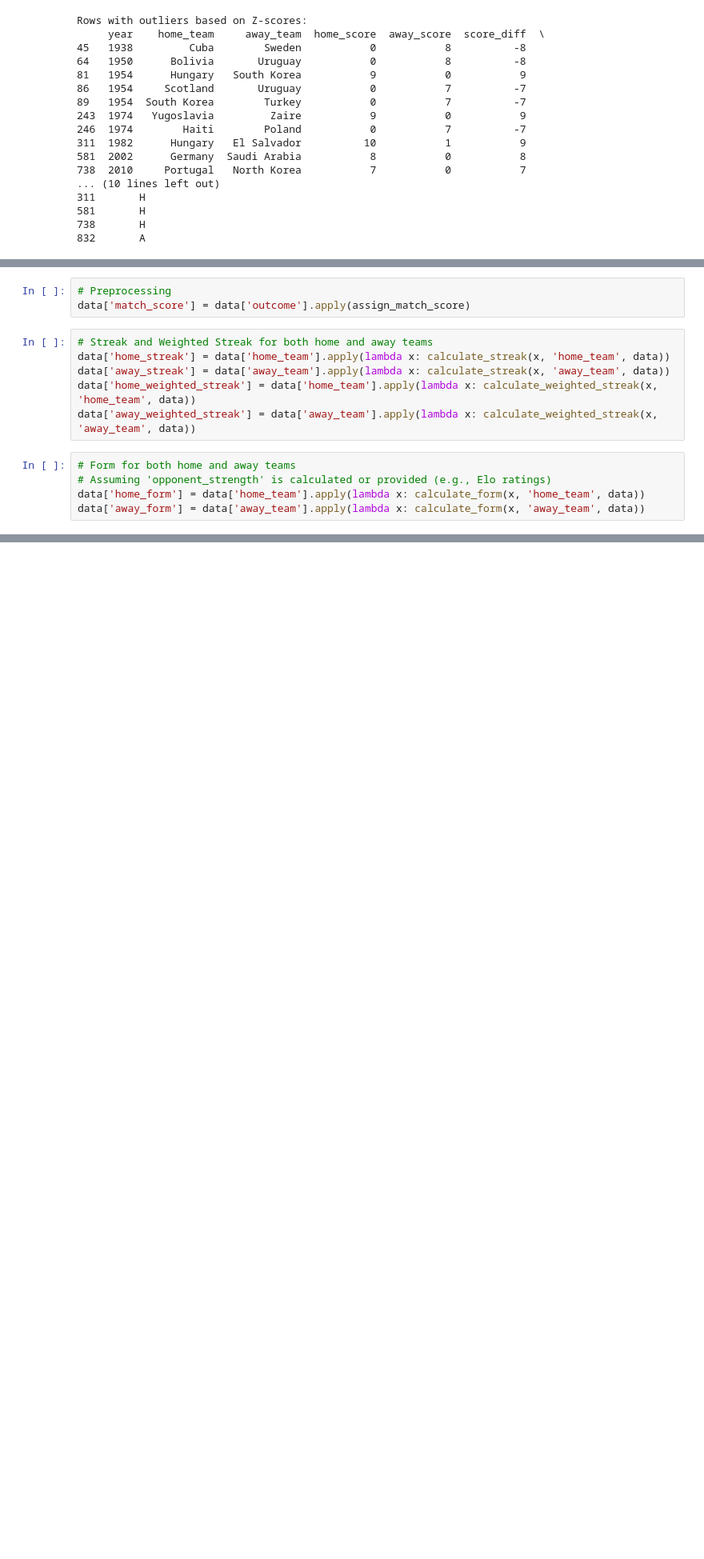
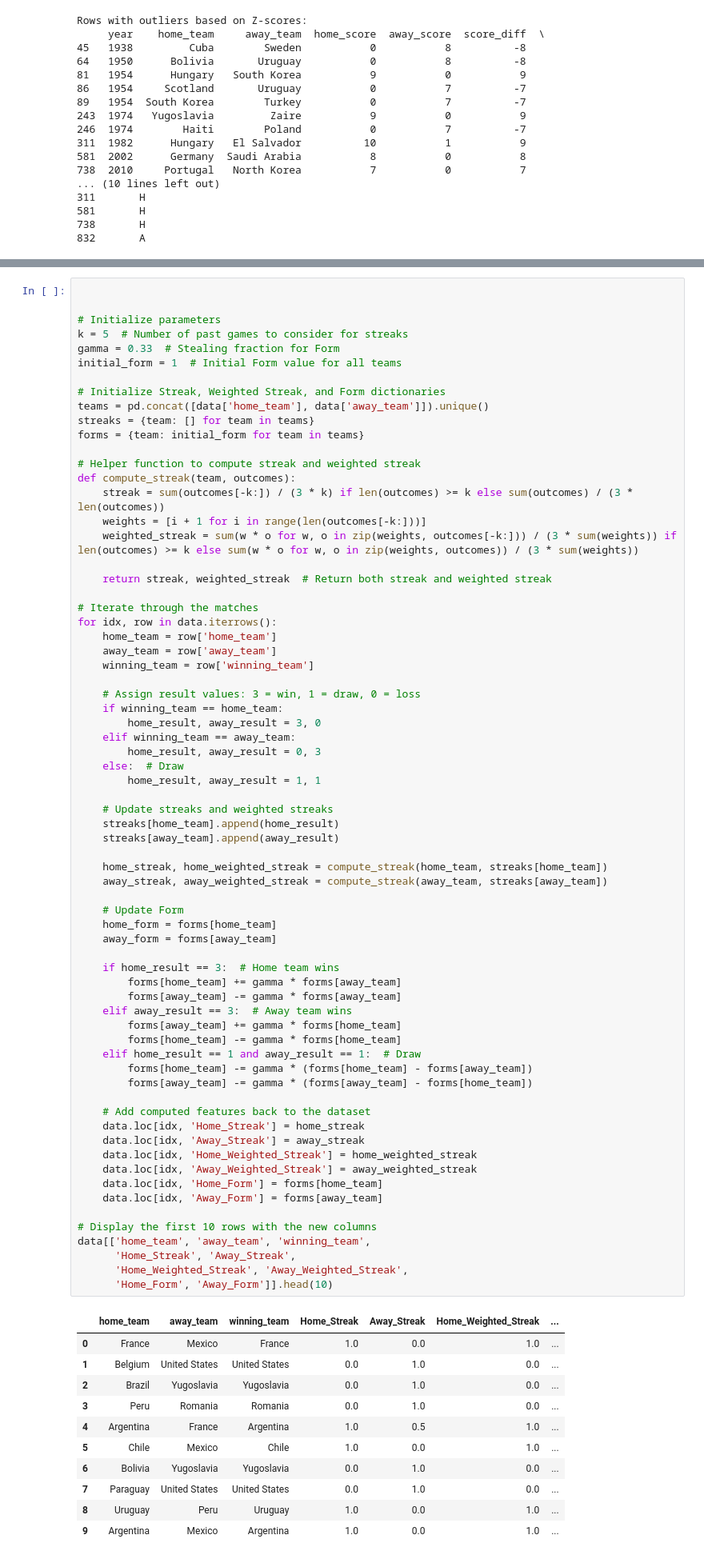
Before and after one commit to munirgulam/ml-project, a Jupyter notebook: ml-project.ipynb, the cells around one changed output, grey strips where cells are left out. Shown: that part at 80% size. Drawn from its saved outputs; the diff is of its cells as text; blank space fills up the shorter version.

Commit message:
added streaks, and forms

```diff
--- a/ml-project.ipynb
+++ b/ml-project.ipynb
@@ -365,14 +302,0 @@ def calculate_form(team, team_type, df):
-# %%
-# Preprocessing
-data['match_score'] = data['outcome'].apply(assign_match_score)
-# %%
-# Streak and Weighted Streak for both home and away teams
-data['home_streak'] = data['home_team'].apply(lambda x: calculate_streak(x, 'home_team', data))
-data['away_streak'] = data['away_team'].apply(lambda x: calculate_streak(x, 'away_team', data))
-data['home_weighted_streak'] = data['home_team'].apply(lambda x: calculate_weighted_streak(x, 'home_team', data))
-data['away_weighted_streak'] = data['away_team'].apply(lambda x: calculate_weighted_streak(x, 'away_team', data))
-# %%
-# Form for both home and away teams
-# Assuming 'opponent_strength' is calculated or provided (e.g., Elo ratings)
-data['home_form'] = data['home_team'].apply(lambda x: calculate_form(x, 'home_team', data))
-data['away_form'] = data['away_team'].apply(lambda x: calculate_form(x, 'away_team', data))
@@ -405,0 +303,81 @@ data.to_csv('C:/Users/mune1/OneDrive/Desktop/updated_wcmatches_with_features.csv
+# %%
+
+
+# Initialize parameters
+k = 5  # Number of past games to consider for streaks
+gamma = 0.33  # Stealing fraction for Form
+initial_form = 1  # Initial Form value for all teams
+
+# Initialize Streak, Weighted Streak, and Form dictionaries
+teams = pd.concat([data['home_team'], data['away_team']]).unique()
+streaks = {team: [] for team in teams}
+forms = {team: initial_form for team in teams}
+
+# Helper function to compute streak and weighted streak
+def compute_streak(team, outcomes):
+    streak = sum(outcomes[-k:]) / (3 * k) if len(outcomes) >= k else sum(outcomes) / (3 * len(outcomes))
+    weights = [i + 1 for i in range(len(outcomes[-k:]))]
+    weighted_streak = sum(w * o for w, o in zip(weights, outcomes[-k:])) / (3 * sum(weights)) if len(outcomes) >= k else sum(w * o for w, o in zip(weights, outcomes)) / (3 * sum(weights))
+
+    return streak, weighted_streak  # Return both streak and weighted streak
+
+# Iterate through the matches
+for idx, row in data.iterrows():
+    home_team = row['home_team']
+    away_team = row['away_team']
+    winning_team = row['winning_team']
+
+    # Assign result values: 3 = win, 1 = draw, 0 = loss
+    if winning_team == home_team:
+        home_result, away_result = 3, 0
+    elif winning_team == away_team:
+        home_result, away_result = 0, 3
+    else:  # Draw
+        home_result, away_result = 1, 1
+
+    # Update streaks and weighted streaks
+    streaks[home_team].append(home_result)
+    streaks[away_team].append(away_result)
+
+    home_streak, home_weighted_streak = compute_streak(home_team, streaks[home_team])
+    away_streak, away_weighted_streak = compute_streak(away_team, streaks[away_team])
+
+    # Update Form
+    home_form = forms[home_team]
+    away_form = forms[away_team]
+
+    if home_result == 3:  # Home team wins
+        forms[home_team] += gamma * forms[away_team]
+        forms[away_team] -= gamma * forms[away_team]
+    elif away_result == 3:  # Away team wins
+        forms[away_team] += gamma * forms[home_team]
+        forms[home_team] -= gamma * forms[home_team]
+    elif home_result == 1 and away_result == 1:  # Draw
+        forms[home_team] -= gamma * (forms[home_team] - forms[away_team])
+        forms[away_team] -= gamma * (forms[away_team] - forms[home_team])
+
+    # Add computed features back to the dataset
+    data.loc[idx, 'Home_Streak'] = home_streak
+    data.loc[idx, 'Away_Streak'] = away_streak
+    data.loc[idx, 'Home_Weighted_Streak'] = home_weighted_streak
+    data.loc[idx, 'Away_Weighted_Streak'] = away_weighted_streak
+    data.loc[idx, 'Home_Form'] = forms[home_team]
+    data.loc[idx, 'Away_Form'] = forms[away_team]
+
+# Display the first 10 rows with the new columns
+data[['home_team', 'away_team', 'winning_team',
+      'Home_Streak', 'Away_Streak',
+      'Home_Weighted_Streak', 'Away_Weighted_Streak',
+      'Home_Form', 'Away_Form']].head(10)
+# %% [output]
+|  | home_team | away_team | winning_team | Home_Streak | Away_Streak | Home_Weighted_Streak | ... |
+| 0 | France | Mexico | France | 1.0 | 0.0 | 1.0 | ... |
+| 1 | Belgium | United States | United States | 0.0 | 1.0 | 0.0 | ... |
+| 2 | Brazil | Yugoslavia | Yugoslavia | 0.0 | 1.0 | 0.0 | ... |
+| 3 | Peru | Romania | Romania | 0.0 | 1.0 | 0.0 | ... |
+| 4 | Argentina | France | Argentina | 1.0 | 0.5 | 1.0 | ... |
+| 5 | Chile | Mexico | Chile | 1.0 | 0.0 | 1.0 | ... |
+| 6 | Bolivia | Yugoslavia | Yugoslavia | 0.0 | 1.0 | 0.0 | ... |
+| 7 | Paraguay | United States | United States | 0.0 | 1.0 | 0.0 | ... |
+| 8 | Uruguay | Peru | Uruguay | 1.0 | 0.0 | 1.0 | ... |
+| 9 | Argentina | Mexico | Argentina | 1.0 | 0.0 | 1.0 | ... |
```
Also changed, not shown: parts of 14 cells of this notebook.
